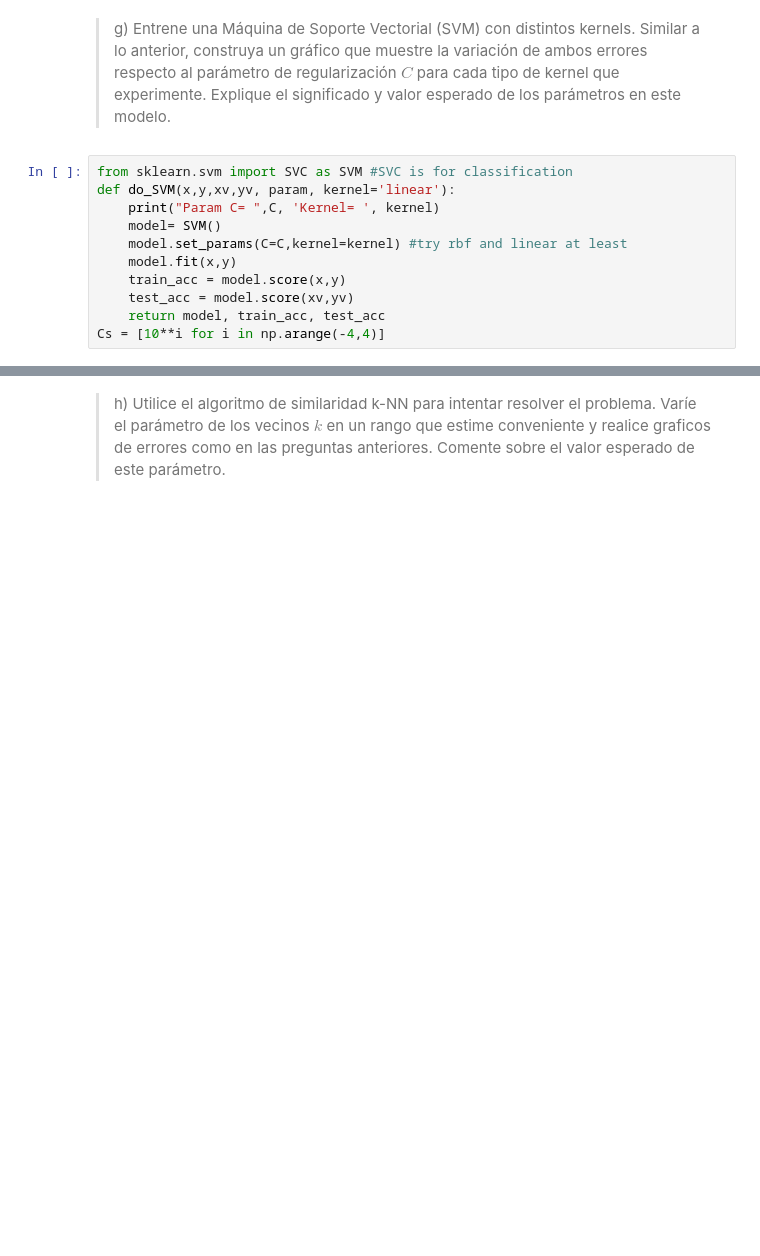
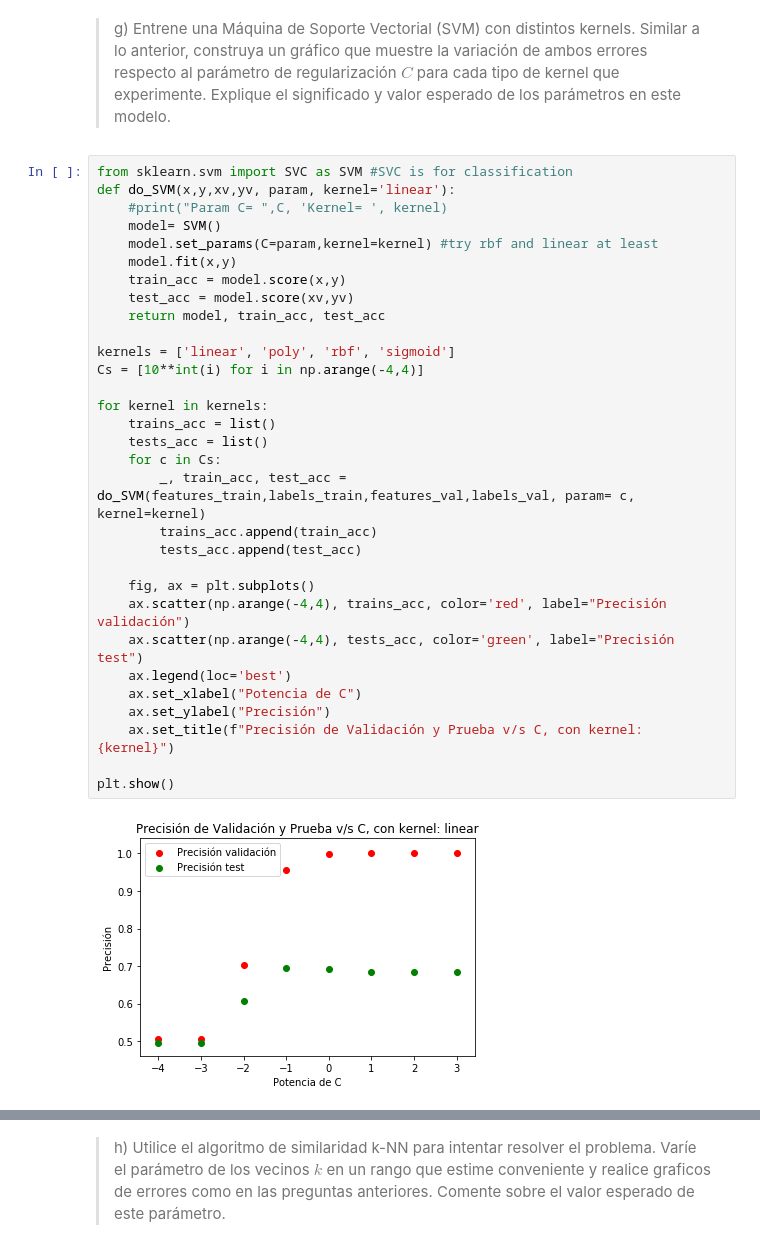
Before and after one commit to godinezseba/Tarea-2-MachineLearning, a Jupyter notebook: Sección 1/Sección 1.ipynb, the cells around one changed output, grey strips where cells are left out. Saved outputs shown, nothing was run; the diff lists cells and outputs as text; blank space fills up the shorter version.

```diff
--- a/Sección 1/Sección 1.ipynb
+++ b/Sección 1/Sección 1.ipynb
@@ -211,11 +223,33 @@ ValueError: Integers to negative integer powers are not allowed.
 # %%
 from sklearn.svm import SVC as SVM #SVC is for classification
 def do_SVM(x,y,xv,yv, param, kernel='linear'):
-    print("Param C= ",C, 'Kernel= ', kernel)
+    #print("Param C= ",C, 'Kernel= ', kernel)
     model= SVM()
-    model.set_params(C=C,kernel=kernel) #try rbf and linear at least
+    model.set_params(C=param,kernel=kernel) #try rbf and linear at least
     model.fit(x,y)
     train_acc = model.score(x,y)
     test_acc = model.score(xv,yv)
     return model, train_acc, test_acc
-Cs = [10**i for i in np.arange(-4,4)]
+
+kernels = ['linear', 'poly', 'rbf', 'sigmoid']
+Cs = [10**int(i) for i in np.arange(-4,4)]
+
+for kernel in kernels:
+    trains_acc = list()
+    tests_acc = list()
+    for c in Cs:
+        _, train_acc, test_acc = do_SVM(features_train,labels_train,features_val,labels_val, param= c, kernel=kernel)
+        trains_acc.append(train_acc)
+        tests_acc.append(test_acc)
+
+    fig, ax = plt.subplots()
+    ax.scatter(np.arange(-4,4), trains_acc, color='red', label="Precisión validación")
+    ax.scatter(np.arange(-4,4), tests_acc, color='green', label="Precisión test")
+    ax.legend(loc='best')
+    ax.set_xlabel("Potencia de C")
+    ax.set_ylabel("Precisión")
+    ax.set_title(f"Precisión de Validación y Prueba v/s C, con kernel: {kernel}")
+
+plt.show()
+# %% [output]
+[figure, added]
```
Also changed, not shown: parts of 5 cells of this notebook.
